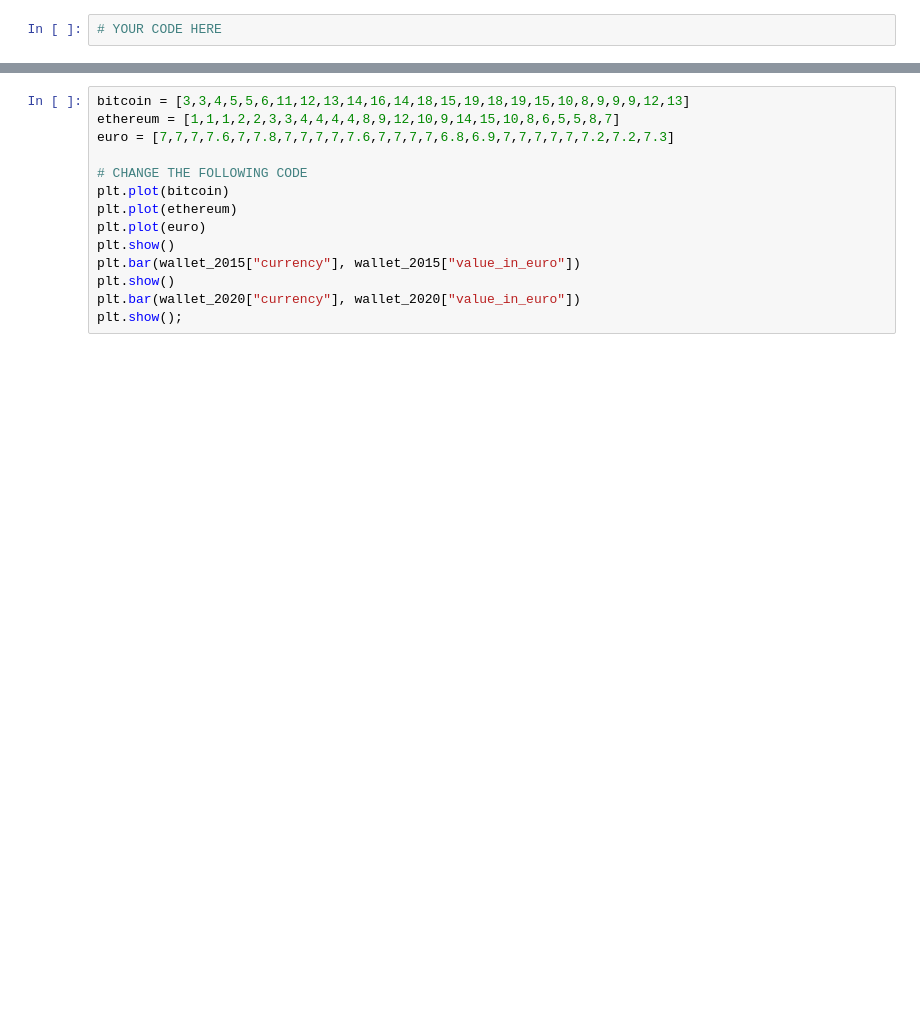
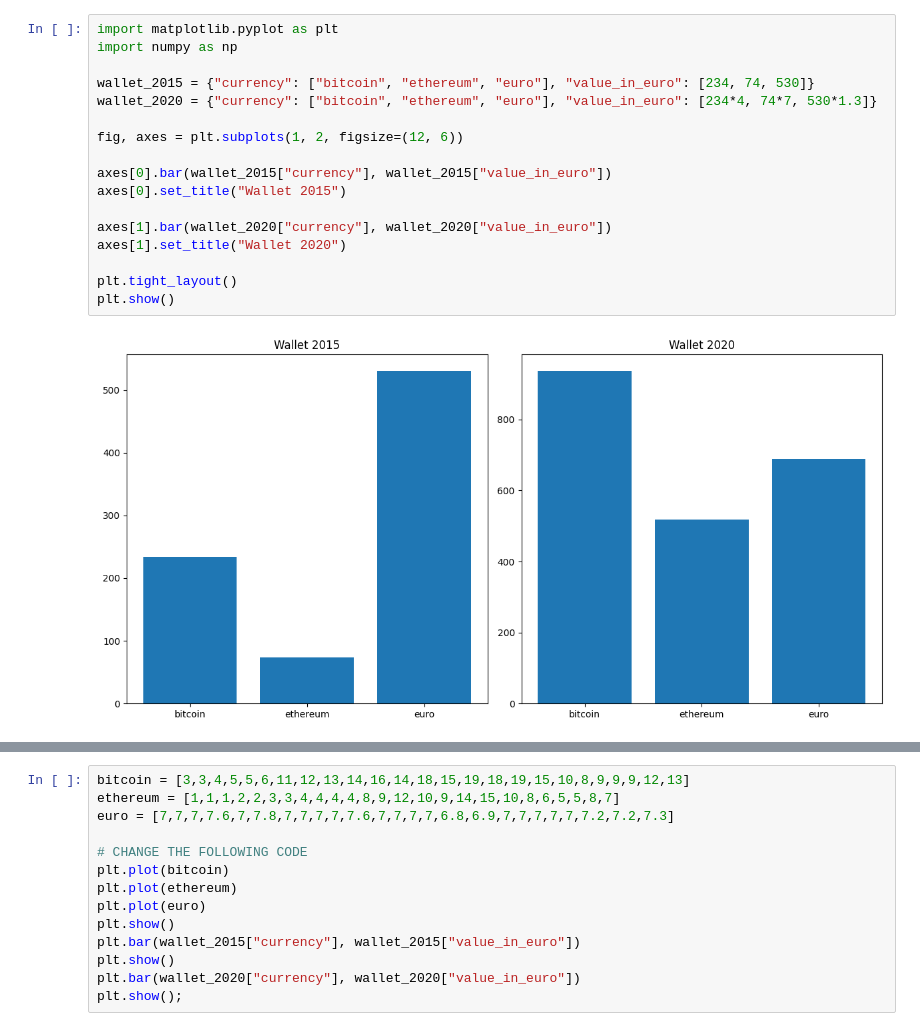
Before and after one commit to louloupetek/data-subplotting, a Jupyter notebook: ex03.ipynb, the cells around one changed output, grey strips where cells are left out. Cells and saved outputs as stored; diff of their text form; blank space fills up the shorter version.

```diff
--- a/ex03.ipynb
+++ b/ex03.ipynb
@@ -30,5 +33,22 @@ plt.show();
-# %%
-# YOUR CODE HERE
+# %%
+import matplotlib.pyplot as plt
+import numpy as np
+
+wallet_2015 = {"currency": ["bitcoin", "ethereum", "euro"], "value_in_euro": [234, 74, 530]}
+wallet_2020 = {"currency": ["bitcoin", "ethereum", "euro"], "value_in_euro": [234*4, 74*7, 530*1.3]}
+
+fig, axes = plt.subplots(1, 2, figsize=(12, 6))
+
+axes[0].bar(wallet_2015["currency"], wallet_2015["value_in_euro"])
+axes[0].set_title("Wallet 2015")
+
+axes[1].bar(wallet_2020["currency"], wallet_2020["value_in_euro"])
+axes[1].set_title("Wallet 2020")
+
+plt.tight_layout()
+plt.show()
+# %% [output]
+[figure, added]
 # %% [markdown]
 ### Custom layout
 
```
Also changed, not shown: parts of 5 cells of this notebook.
